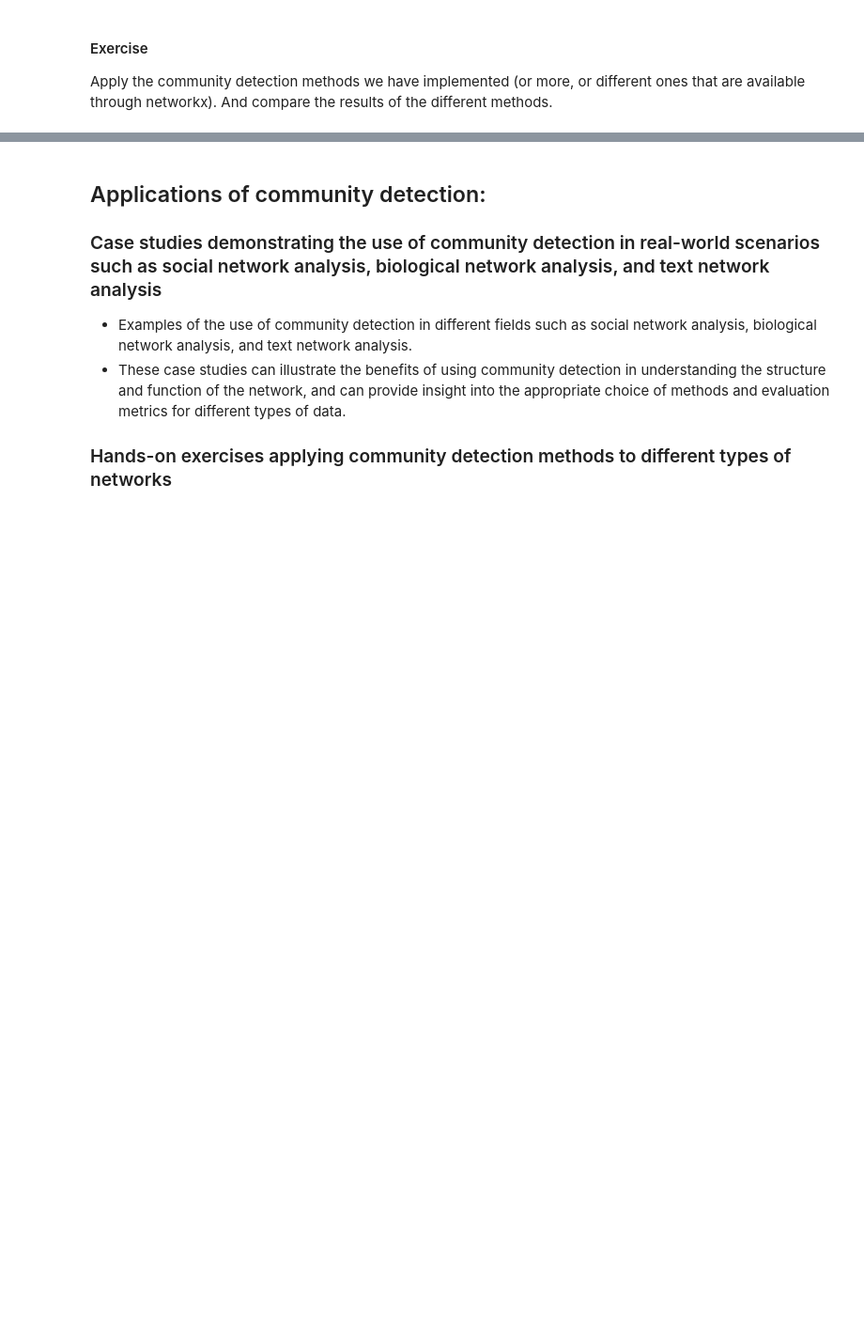
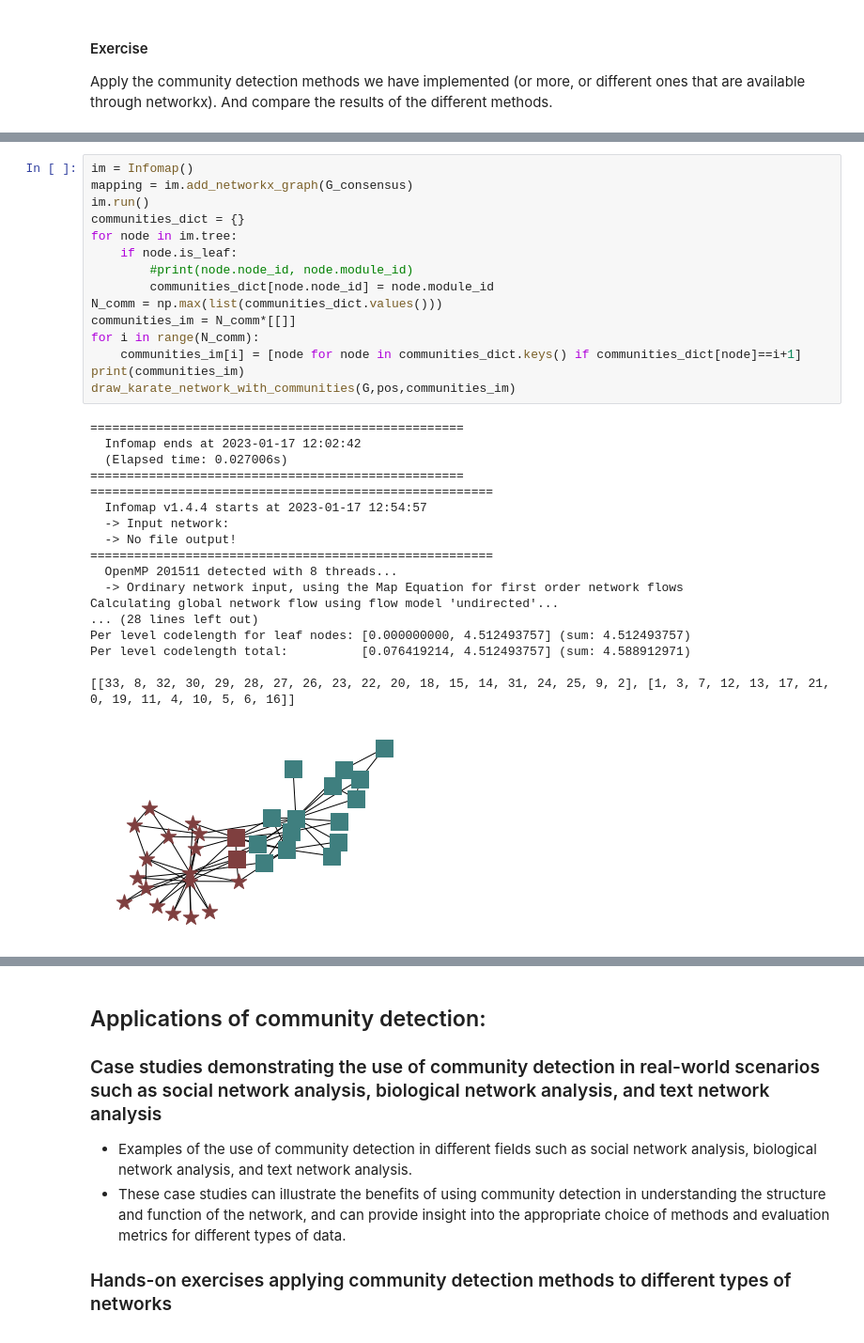
Before and after one commit to IFISC/Complex_Networks_Master, a Jupyter notebook: Lecture_5.ipynb, the cells around one changed output, grey strips where cells are left out. Shown at 94% size. Cells and saved outputs as stored; diff of their text form; blank space fills up the shorter version.

```diff
--- a/Lecture_5.ipynb
+++ b/Lecture_5.ipynb
@@ -215,0 +318,34 @@ This consists in using different methods to get partitions and creating a consen
+# %%
+im = Infomap()
+mapping = im.add_networkx_graph(G_consensus)
+im.run()
+communities_dict = {}
+for node in im.tree:
+    if node.is_leaf:
+        #print(node.node_id, node.module_id)
+        communities_dict[node.node_id] = node.module_id
+N_comm = np.max(list(communities_dict.values()))
+communities_im = N_comm*[[]]
+for i in range(N_comm):
+    communities_im[i] = [node for node in communities_dict.keys() if communities_dict[node]==i+1]
+print(communities_im)
+draw_karate_network_with_communities(G,pos,communities_im)
+# %% [output]
+===================================================
+  Infomap ends at 2023-01-17 12:02:42
+  (Elapsed time: 0.027006s)
+===================================================
+=======================================================
+  Infomap v1.4.4 starts at 2023-01-17 12:54:57
+  -> Input network:
+  -> No file output!
+=======================================================
+  OpenMP 201511 detected with 8 threads...
+  -> Ordinary network input, using the Map Equation for first order network flows
+Calculating global network flow using flow model 'undirected'...
+... (28 lines left out)
+Per level codelength for leaf nodes: [0.000000000, 4.512493757] (sum: 4.512493757)
+Per level codelength total:          [0.076419214, 4.512493757] (sum: 4.588912971)
+
+[[33, 8, 32, 30, 29, 28, 27, 26, 23, 22, 20, 18, 15, 14, 31, 24, 25, 9, 2], [1, 3, 7, 12, 13, 17, 21, 0, 19, 11, 4, 10, 5, 6, 16]]
+[figure, added]
```
Also changed, not shown: parts of 16 cells of this notebook, 4 other files.
